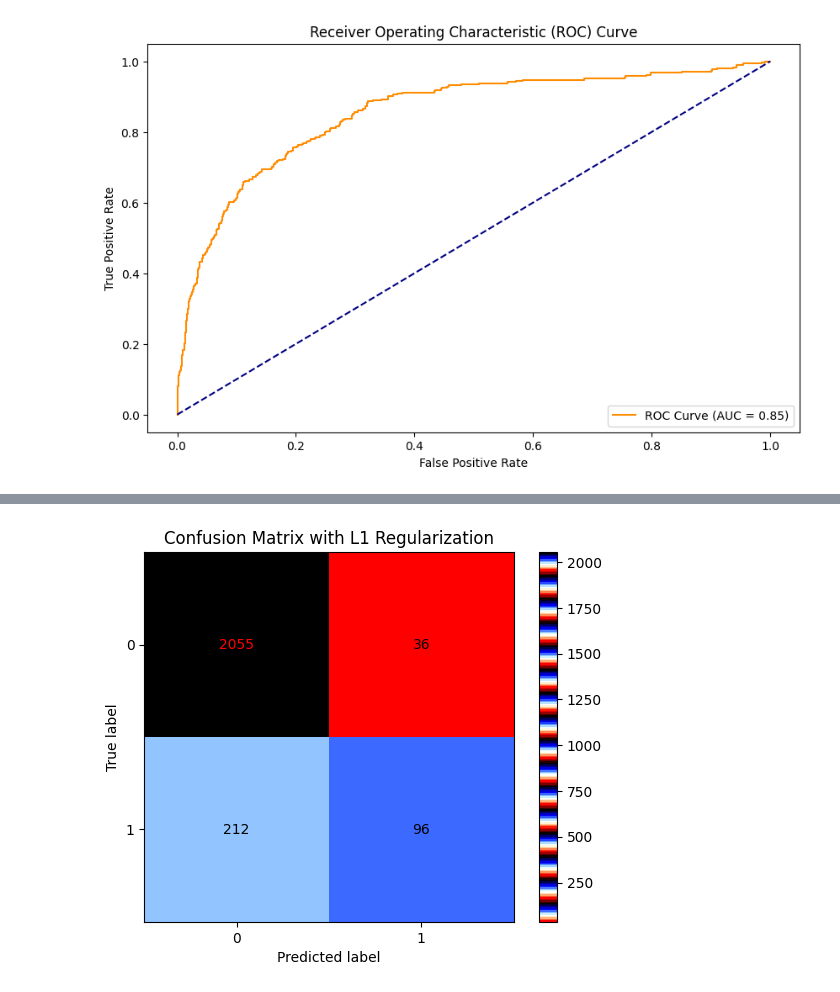
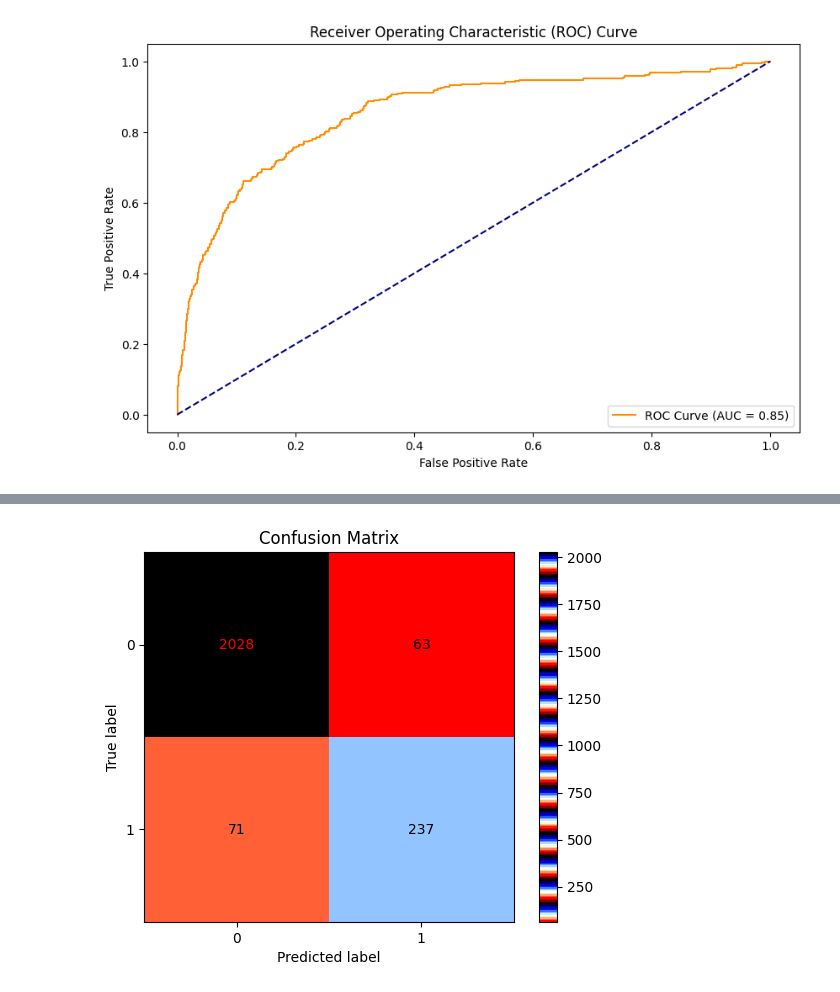
Before and after one commit to TTanishq1/ML_Project, a Jupyter notebook: Logistic_regression_LL.ipynb, the cells around one changed output, grey strips where cells are left out. Drawn from its saved outputs; the diff is of its cells as text; code cells hidden in the pictures.

```diff
--- a/Logistic_regression_LL.ipynb
+++ b/Logistic_regression_LL.ipynb
@@ -228,10 +232,0 @@ plt.show()
-# %%
-# Initialize logistic regression model with L1 regularization
-model_l1 = LogisticRegression(penalty='l1', C=1.0, solver='liblinear')  # Adjust C for stronger/weaker regularization
-
-# Train the model with L1 regularization
-model_l1.fit(X_train, y_train)
-
-# Predict on the test set
-y_pred_l1 = model_l1.predict(X_test)
-y_prob_l1 = model_l1.predict_proba(X_test)[:, 1]
@@ -263,0 +233,3 @@ Non-zero features after L1 regularization:
+# %%
+dt = DecisionTreeClassifier(random_state=42)
+dt.fit(X_train, y_train)
@@ -263,0 +238,3 @@ Non-zero features after L1 regularization:
+# %%
+y_pred = dt.predict(X_test)
+y_pred_prob = dt.predict_proba(X_test)[:, 1]
@@ -264,9 +271,9 @@ Non-zero features after L1 regularization:
 # %%
-# Confusion Matrix
-cm_l1 = confusion_matrix(y_test, y_pred_l1)
-ConfusionMatrixDisplay(cm_l1).plot(cmap='flag')
-plt.title('Confusion Matrix with L1 Regularization')
+# Generate and display the confusion matrix
+cm = confusion_matrix(y_test, y_pred)
+ConfusionMatrixDisplay(cm).plot(cmap='flag')
+plt.title('Confusion Matrix')
 plt.show()
 # %% [output]
-[figure, old version]
+[figure, new version]
 # %%
```
Also changed, not shown: parts of 13 cells of this notebook.
